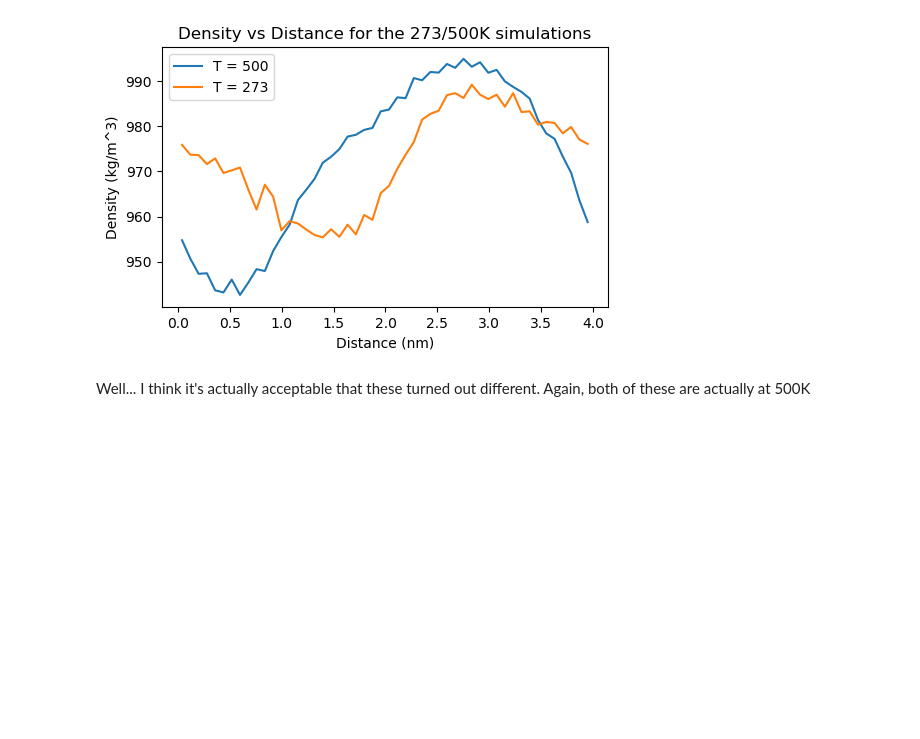
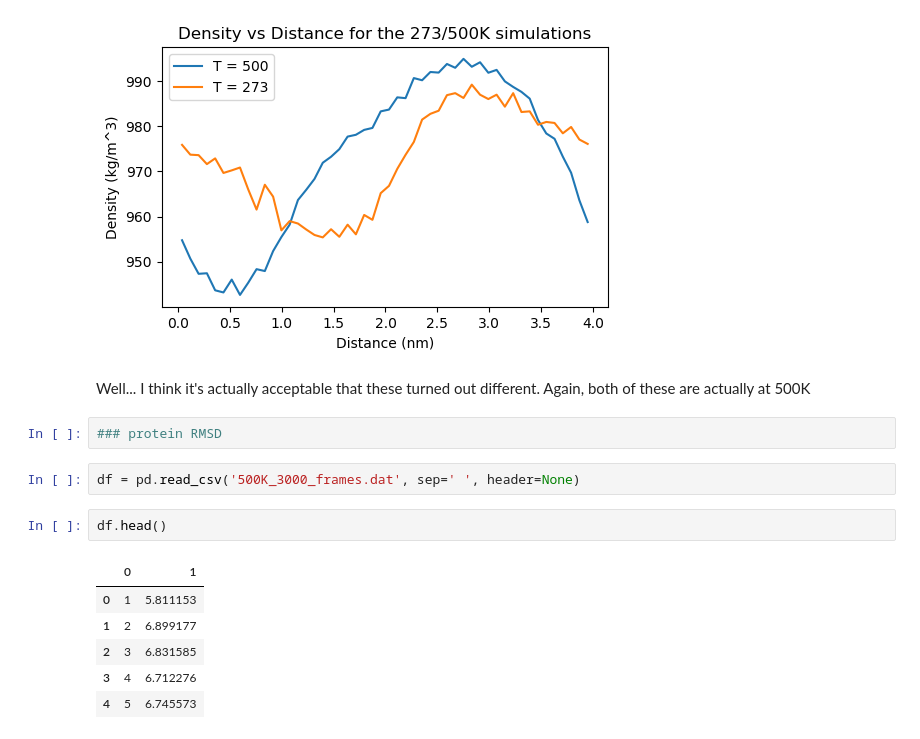
Before and after one commit to UWPRG/MOLSIM-2020, a Jupyter notebook: W9/HW_DaveJuergens/DaveJ_HW9_analysis.ipynb, the cells around one changed output. Saved outputs shown, nothing was run; the diff lists cells and outputs as text; blank space fills up the shorter version.

```diff
--- a/W9/HW_DaveJuergens/DaveJ_HW9_analysis.ipynb
+++ b/W9/HW_DaveJuergens/DaveJ_HW9_analysis.ipynb
@@ -134,3 +134,16 @@ plt.legend()
 [figure]
 # %% [markdown]
 Well... I think it's actually acceptable that these turned out different. Again, both of these are actually at 500K
+# %%
+### protein RMSD
+# %%
+df = pd.read_csv('500K_3000_frames.dat', sep=' ', header=None)
+# %%
+df.head()
+# %% [output]
+|  | 0 | 1 |
+| 0 | 1 | 5.811153 |
+| 1 | 2 | 6.899177 |
+| 2 | 3 | 6.831585 |
+| 3 | 4 | 6.712276 |
+| 4 | 5 | 6.745573 |
```
Also changed, not shown: parts of 5 cells of this notebook, 1 other file.
